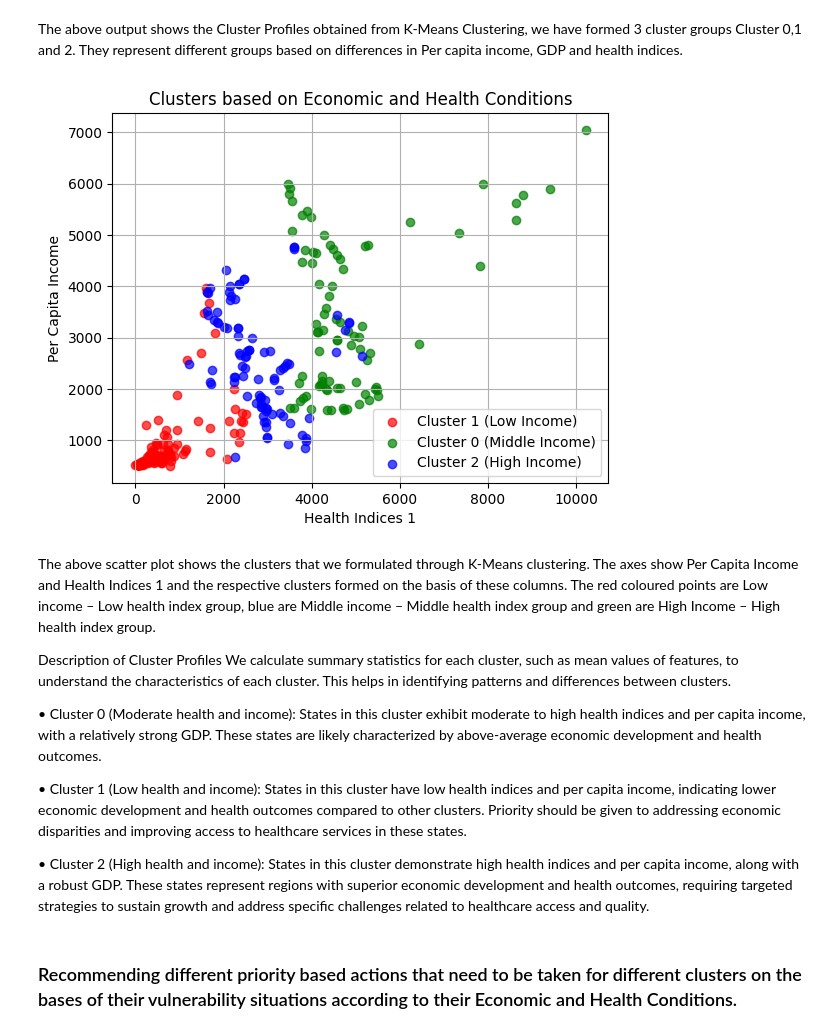
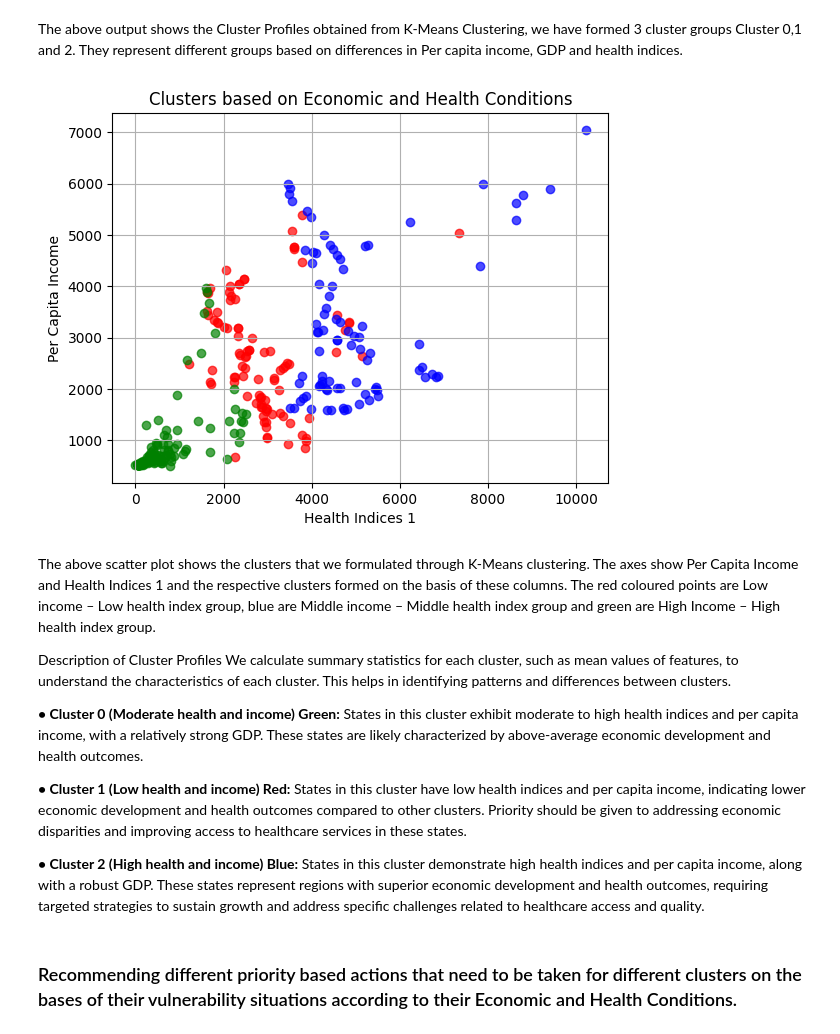
Before and after one commit to RiddhiS01/Clustering, a Jupyter notebook: States'_Health_and_Income_(k_means).ipynb, the cells around one changed output. Drawn from its saved outputs; the diff is of its cells as text; code cells hidden in the pictures.

```diff
--- a/States'_Health_and_Income_(k_means).ipynb
+++ b/States'_Health_and_Income_(k_means).ipynb
@@ -347,33 +341,32 @@ cluster_profiles_with_states = pd.merge(df[['States', 'Cluster']], cluster_profi
 # %%
 ## Plot the clusters on a scatter plot
 ## Define colors for each cluster
 colors = ['red', 'green','blue']
 
 ## Iterate over each cluster and plot its data points
 for cluster in range(n_clusters):
-    cluster_data = df[df['Cluster'] == cluster]
+    cluster_data = X[X['Cluster'] == cluster]
     plt.scatter( cluster_data['Health_indeces1'], cluster_data['Per_capita_income'], c=colors[cluster], alpha=0.7)
 
 plt.xlabel('Health Indices 1')
 plt.ylabel('Per Capita Income')
 plt.title('Clusters based on Economic and Health Conditions')
-plt.legend(['Cluster 1', 'Cluster 0', 'Cluster 2'])
 plt.grid(True);
 # %% [output]
-[figure, old version]
+[figure, new version]
 # %% [markdown]
 The above scatter plot shows the clusters that we formulated through K-Means clustering. The axes show Per Capita Income and Health Indices 1 and the respective clusters formed on the basis of these columns. The red coloured points are Low income – Low health index group, blue are Middle income – Middle health index group and green are High Income – High health index group.
 
 Description of Cluster Profiles
 We calculate summary statistics for each cluster, such as mean values of features, to understand the characteristics of each cluster. This helps in identifying patterns and differences between clusters.
 
-•	Cluster 0 (Moderate health and income):
+**•	Cluster 0 (Moderate health and income) Green:**
 States in this cluster exhibit moderate to high health indices and per capita income, with a relatively strong GDP. These states are likely characterized by above-average economic development and health outcomes.
 
-•	Cluster 1 (Low health and income):
+**•	Cluster 1 (Low health and income) Red:**
 States in this cluster have low health indices and per capita income, indicating lower economic development and health outcomes compared to other clusters. Priority should be given to addressing economic disparities and improving access to healthcare services in these states.
 
-•	Cluster 2 (High health and income):
+**•	Cluster 2 (High health and income) Blue:**
 States in this cluster demonstrate high health indices and per capita income, along with a robust GDP. These states represent regions with superior economic development and health outcomes, requiring targeted strategies to sustain growth and address specific challenges related to healthcare access and quality.
 # %% [markdown]
 ### Recommending different priority based actions that need to be taken for different clusters on the bases of their vulnerability situations according to their Economic and Health Conditions.
```
Also changed, not shown: parts of 3 cells of this notebook.
